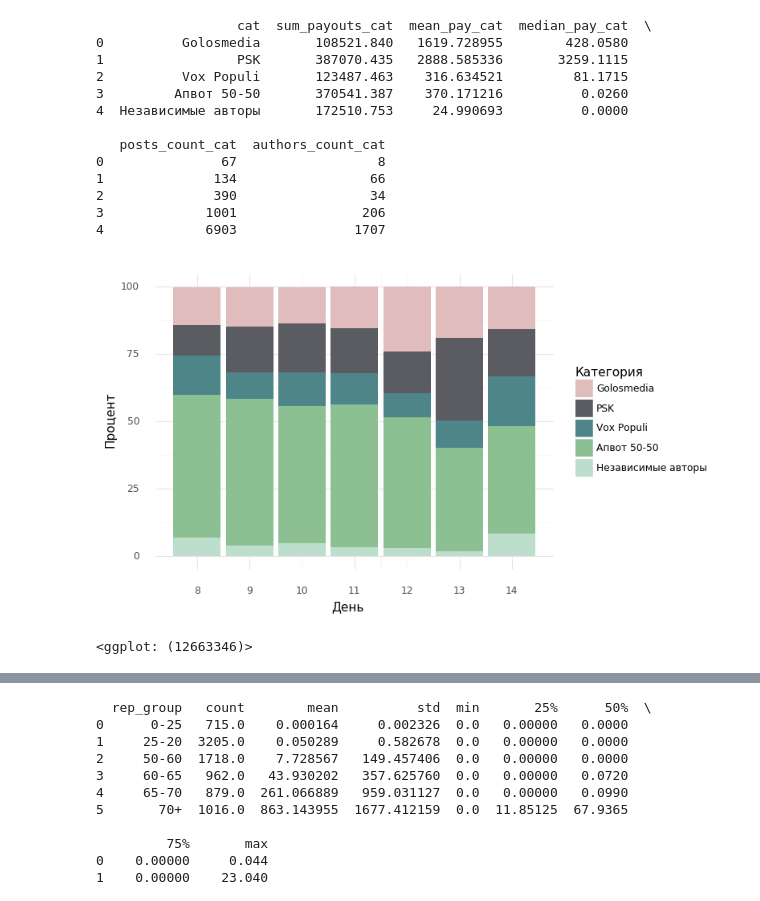
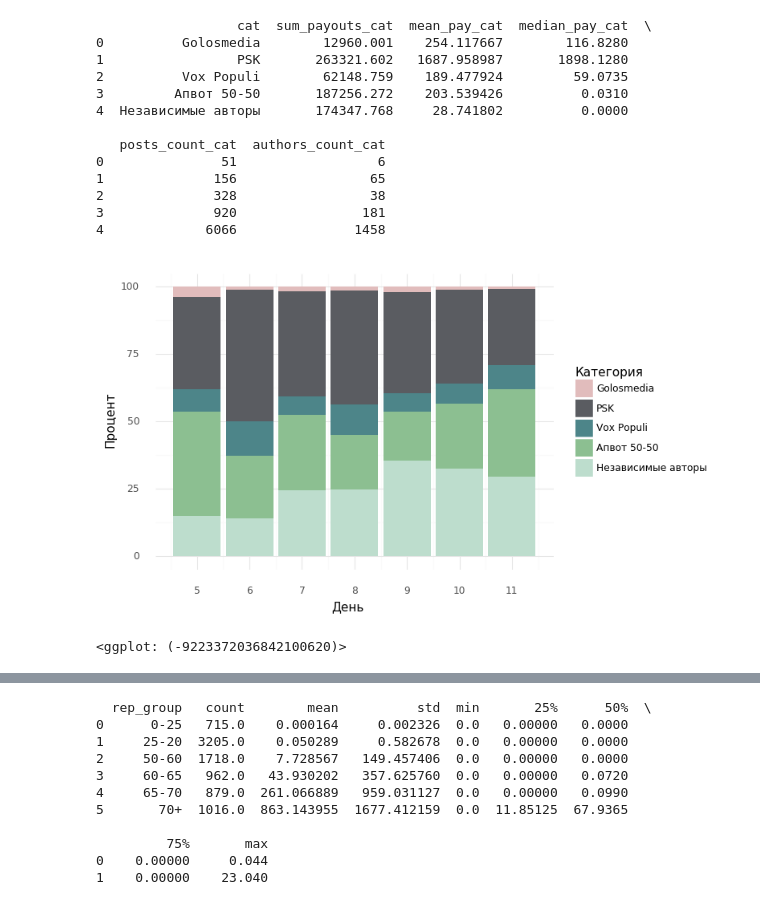
Before and after one commit to ninjascant/articles, a Jupyter notebook: golos-groups/stats.ipynb, the cells around one changed output, grey strips where cells are left out. Drawn from its saved outputs; the diff is of its cells as text; code cells hidden in the pictures.

Commit message:
full stats

```diff
--- a/golos-groups/stats.ipynb
+++ b/golos-groups/stats.ipynb
@@ -2,7 +2,7 @@
 import pandas as pd
 
 colors = ['#99C3B1', '#6EB8D0', '#FF7481', '#FFF0A8', '#B5CCD4']
-all_data_df = pd.read_csv('./feb-week-1/all_cat.csv')
+all_data_df = pd.read_csv('./feb-week-2/all_cat.csv')
 
 groupped_df = all_data_df.groupby('cat')
 cat_df = pd.DataFrame()
@@ -17,28 +17,29 @@ cat_df = cat_df.add_suffix('_cat').reset_index()
 print(cat_df)
 # %% [output]
                   cat  sum_payouts_cat  mean_pay_cat  median_pay_cat  \
-0          Golosmedia       108521.840   1619.728955        428.0580
-1                 PSK       387070.435   2888.585336       3259.1115
-2          Vox Populi       123487.463    316.634521         81.1715
-3         Апвот 50-50       370541.387    370.171216          0.0260
-4  Независимые авторы       172510.753     24.990693          0.0000
+0          Golosmedia        12960.001    254.117667        116.8280
+1                 PSK       263321.602   1687.958987       1898.1280
+2          Vox Populi        62148.759    189.477924         59.0735
+3         Апвот 50-50       187256.272    203.539426          0.0310
+4  Независимые авторы       174347.768     28.741802          0.0000
 
    posts_count_cat  authors_count_cat
-0               67                  8
-1              134                 66
-2              390                 34
-3             1001                206
-4             6903               1707
+0               51                  6
+1              156                 65
+2              328                 38
+3              920                181
+4             6066               1458
 # %%
 %matplotlib inline
-categories_df = pd.read_csv('./csv_data/week_2_all_with_cat.csv')
-(ggplot() + geom_bar(aes(y = 'percent', x = 'day', fill = 'cat'), data = categories_df, stat="identity") +
-     scale_x_continuous(breaks = categories_df['day'].unique()) +
+from plotnine import *
+
+(ggplot() + geom_bar(aes(y = 'percent', x = 'day', fill = 'cat'), data = all_data_df, stat="identity") +
      scale_fill_manual(['#E1BCBC', '#5A5C61', '#4D8589', '#8CBF91', '#BDDDCD']) +
+     scale_x_continuous(breaks=all_data_df['day'].unique())+
     xlab('День') + ylab('Процент') + ggtitle('') + labs(fill='Категория') + theme_minimal())
 # %% [output]
-[figure, old version]
+[figure, new version]
-<ggplot: (12663346)>
+<ggplot: (-9223372036842100620)>
 # %%
 rep_groups_df = all_data_df.groupby('rep_group').describe()
 
```
Also changed, not shown: parts of 3 cells of this notebook, 3 other files.
